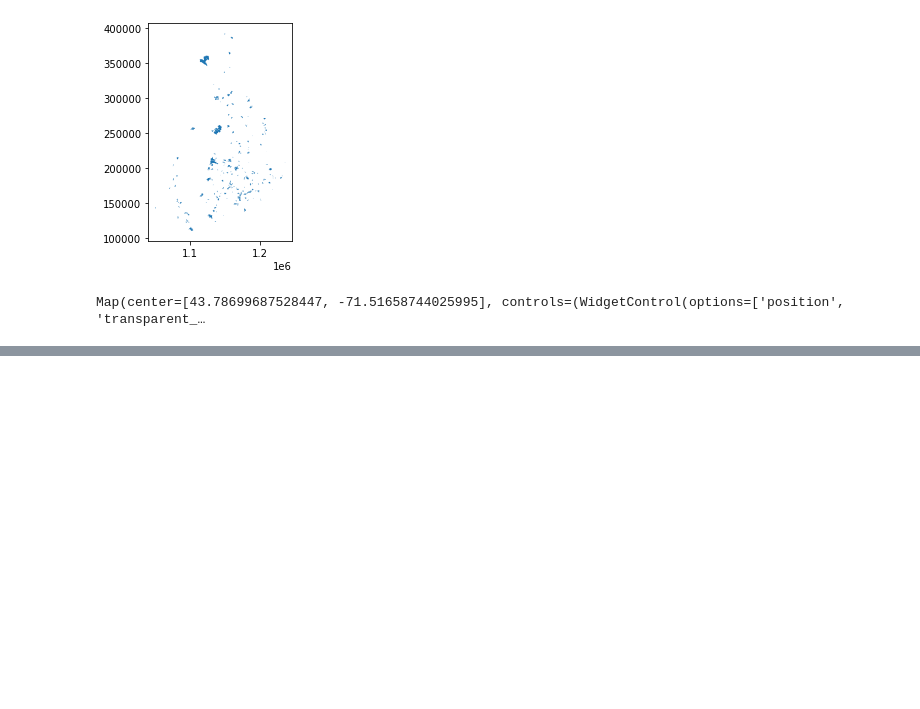
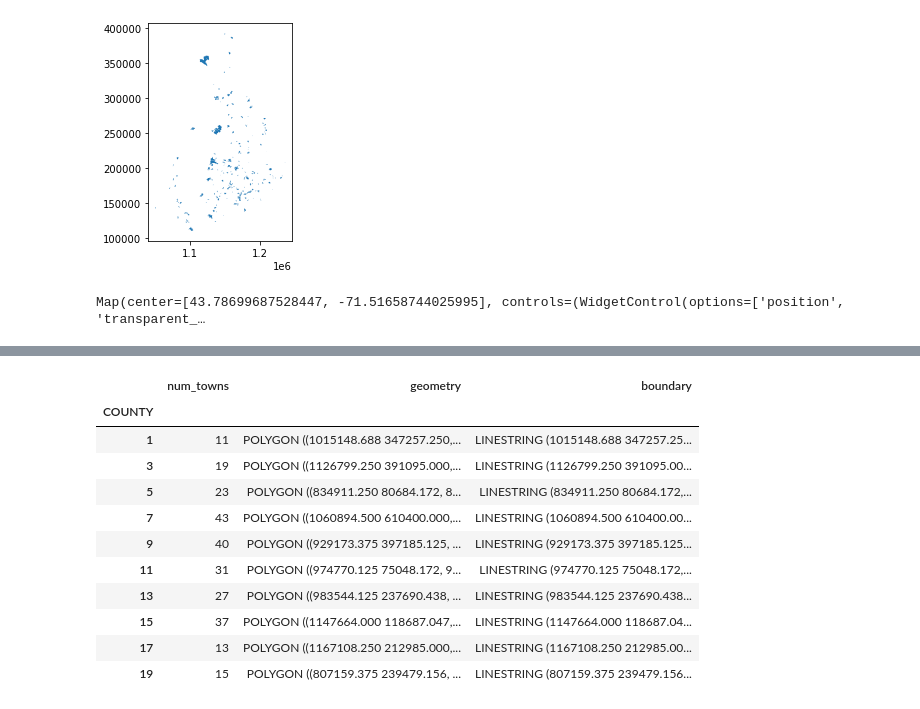
Before and after one commit to HKuz/Environmental_Mapping, a Jupyter notebook: Data_Extraction.ipynb, the cells around one changed output, grey strips where cells are left out. Saved outputs shown, nothing was run; the diff lists cells and outputs as text; code cells hidden in the pictures; blank space fills up the shorter version.

```diff
--- a/Data_Extraction.ipynb
+++ b/Data_Extraction.ipynb
@@ -291,0 +334,15 @@ m_selt.add_geojson(selt_geojson, layer_name="Southeast Land Trust")
+# %%
+counties
+# %% [output]
+|  | num_towns | geometry | boundary |
+| COUNTY |  |  |  |
+| 1 | 11 | POLYGON ((1015148.688 347257.250,... | LINESTRING (1015148.688 347257.25... |
+| 3 | 19 | POLYGON ((1126799.250 391095.000,... | LINESTRING (1126799.250 391095.00... |
+| 5 | 23 | POLYGON ((834911.250 80684.172, 8... | LINESTRING (834911.250 80684.172,... |
+| 7 | 43 | POLYGON ((1060894.500 610400.000,... | LINESTRING (1060894.500 610400.00... |
+| 9 | 40 | POLYGON ((929173.375 397185.125, ... | LINESTRING (929173.375 397185.125... |
+| 11 | 31 | POLYGON ((974770.125 75048.172, 9... | LINESTRING (974770.125 75048.172,... |
+| 13 | 27 | POLYGON ((983544.125 237690.438, ... | LINESTRING (983544.125 237690.438... |
+| 15 | 37 | POLYGON ((1147664.000 118687.047,... | LINESTRING (1147664.000 118687.04... |
+| 17 | 13 | POLYGON ((1167108.250 212985.000,... | LINESTRING (1167108.250 212985.00... |
+| 19 | 15 | POLYGON ((807159.375 239479.156, ... | LINESTRING (807159.375 239479.156... |
```
Also changed, not shown: parts of 8 cells of this notebook.
